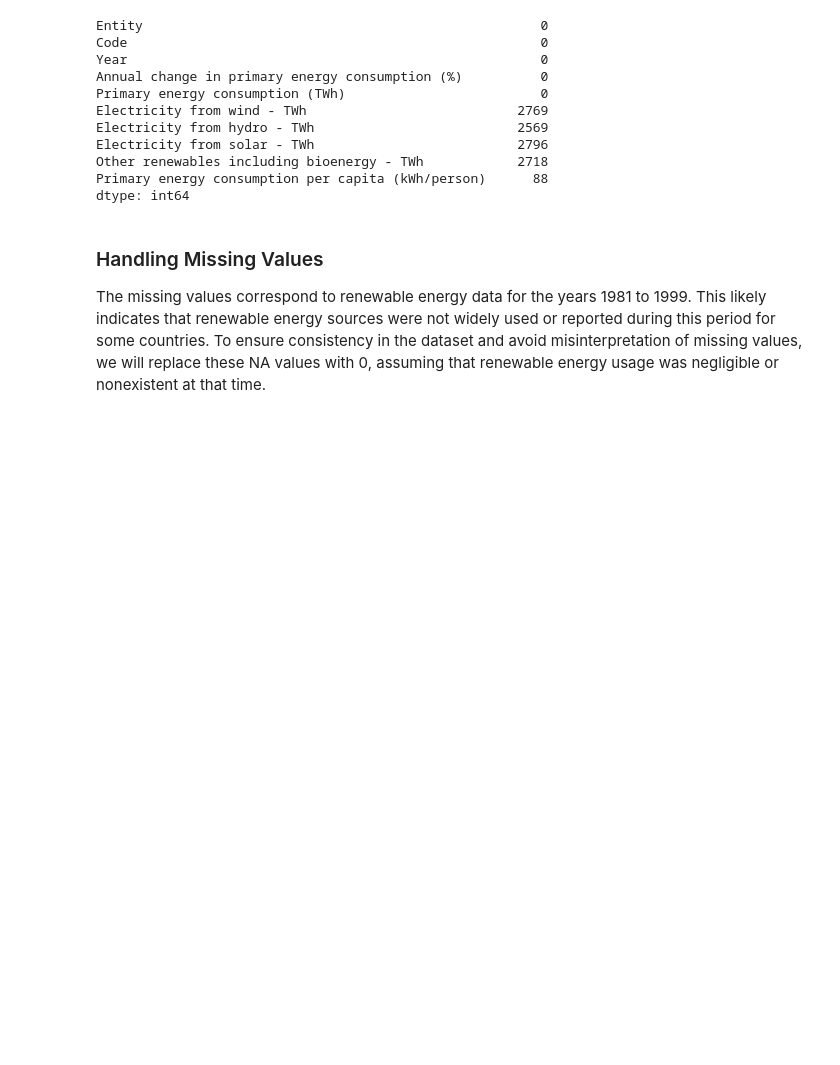
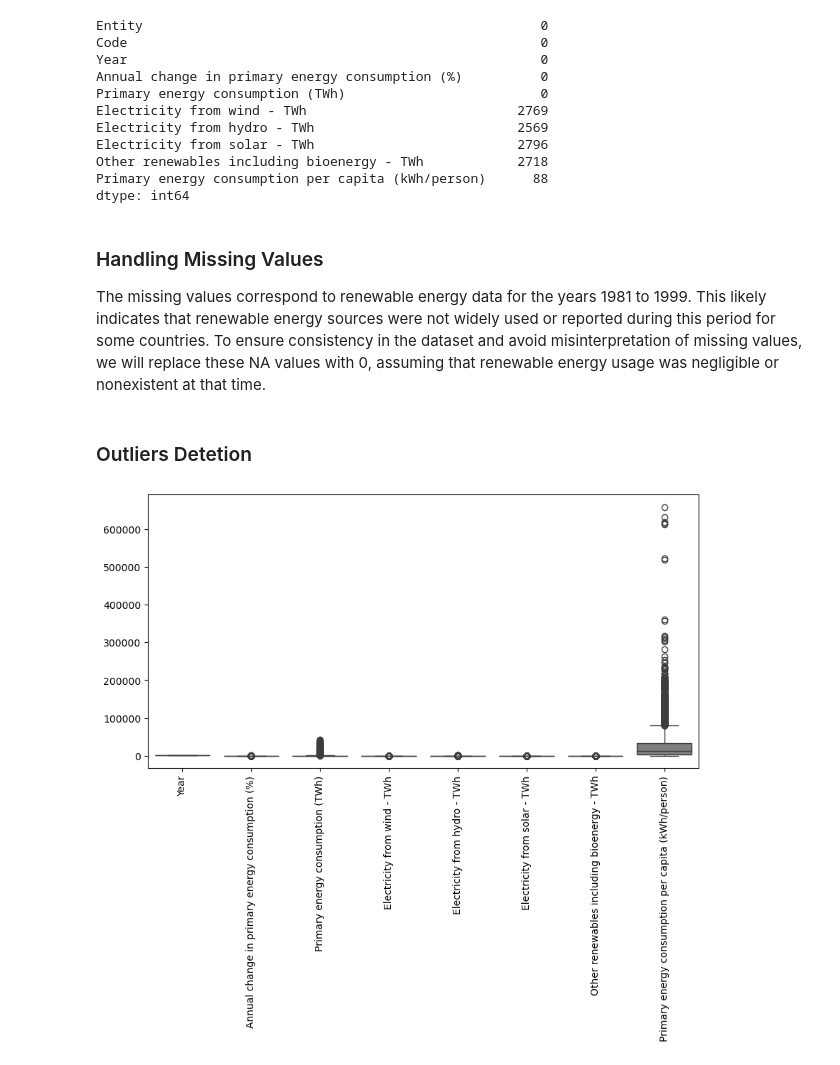
Before and after one commit to mariaportela4/AASBD, a Jupyter notebook: data_analysis.ipynb, the cells around one changed output. Saved outputs shown, nothing was run; the diff lists cells and outputs as text; code cells hidden in the pictures; blank space fills up the shorter version.

Commit message:
outliers

```diff
--- a/data_analysis.ipynb
+++ b/data_analysis.ipynb
@@ -123,3 +126,12 @@ The missing values correspond to renewable energy data for the years 1981 to 199
 To ensure consistency in the dataset and avoid misinterpretation of missing values, we will replace these NA values with 0, assuming that renewable energy usage was negligible or nonexistent at that time.
 # %%
 energy_analysis.fillna(0, inplace=True)
+# %% [markdown]
+### Outliers Detetion
+# %%
+plt.figure(figsize=(10, 5))
+sns.boxplot(data=energy_analysis.select_dtypes(include=['float64', 'int64']))
+plt.xticks(rotation=90)
+plt.show()
+# %% [output]
+[figure, added]
```
Also changed, not shown: parts of 5 cells of this notebook, 1 other file.
